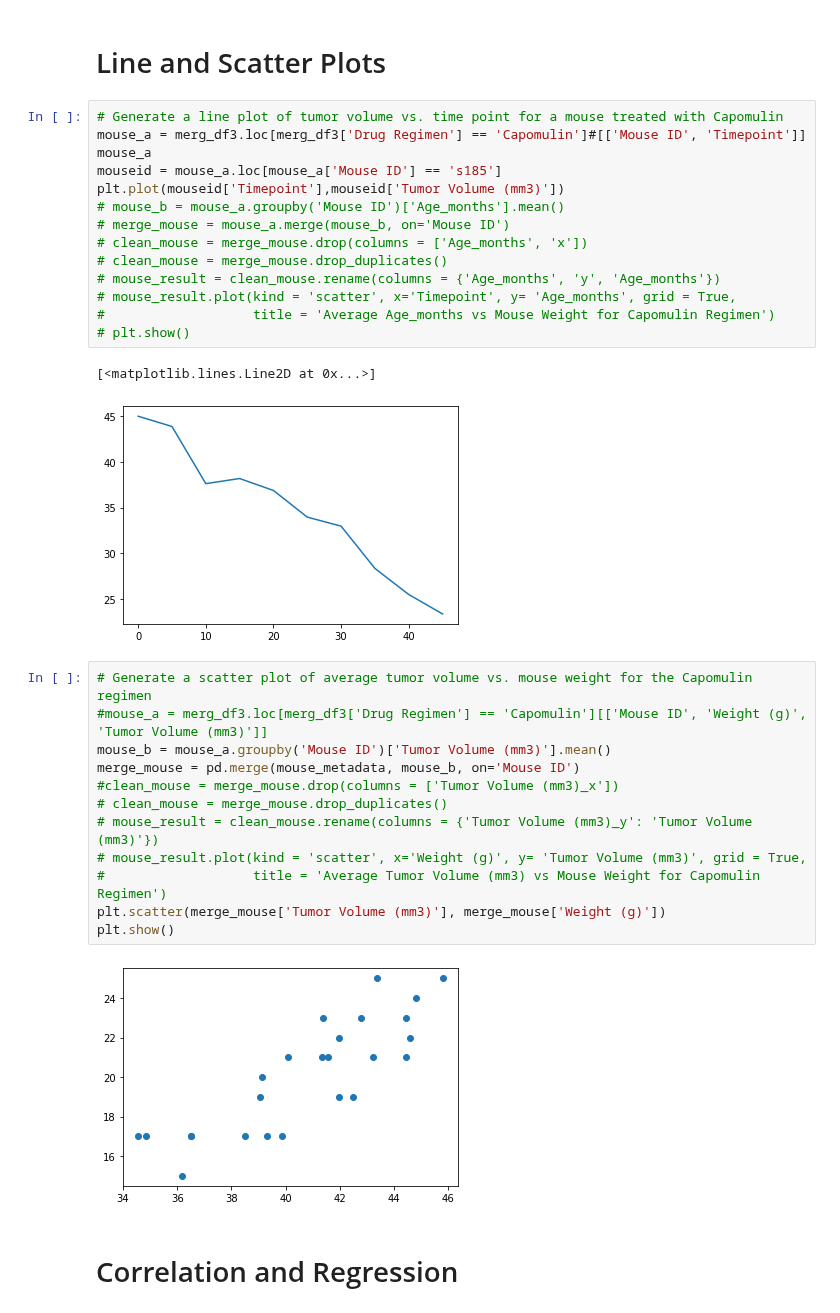
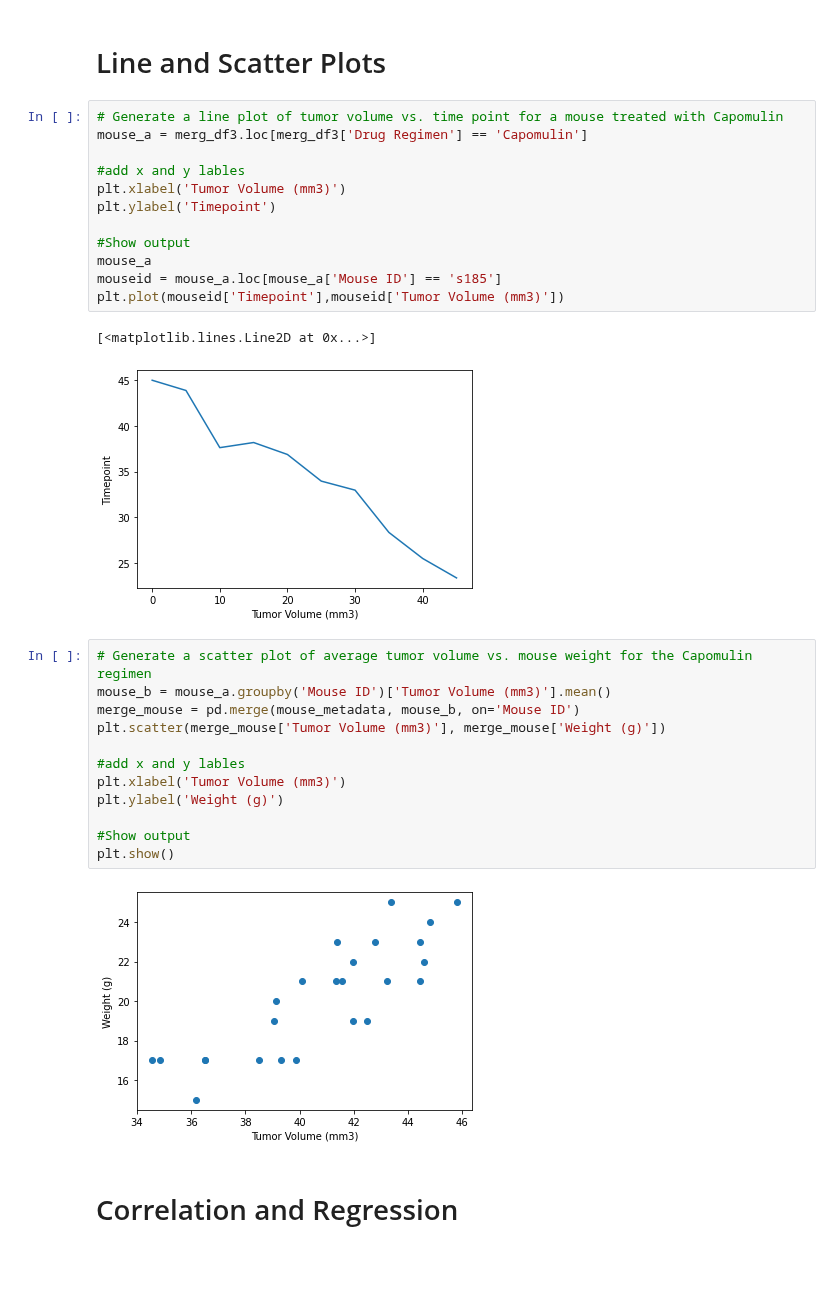
Before and after one commit to CarmiSmith/Matplotlib-Homework, a Jupyter notebook: pymaceuticals_homework.ipynb, the cells around one changed output. Cells and saved outputs as stored; diff of their text form; blank space fills up the shorter version.

```diff
--- a/pymaceuticals_homework.ipynb
+++ b/pymaceuticals_homework.ipynb
@@ -318,35 +361,33 @@ plt.show()
 # Line and Scatter Plots
 # %%
 # Generate a line plot of tumor volume vs. time point for a mouse treated with Capomulin
-mouse_a = merg_df3.loc[merg_df3['Drug Regimen'] == 'Capomulin']#[['Mouse ID', 'Timepoint']]
+mouse_a = merg_df3.loc[merg_df3['Drug Regimen'] == 'Capomulin']
+
+#add x and y lables
+plt.xlabel('Tumor Volume (mm3)')
+plt.ylabel('Timepoint')
+
+#Show output
 mouse_a
 mouseid = mouse_a.loc[mouse_a['Mouse ID'] == 's185']
 plt.plot(mouseid['Timepoint'],mouseid['Tumor Volume (mm3)'])
-# mouse_b = mouse_a.groupby('Mouse ID')['Age_months'].mean()
-# merge_mouse = mouse_a.merge(mouse_b, on='Mouse ID')
-# clean_mouse = merge_mouse.drop(columns = ['Age_months', 'x'])
-# clean_mouse = merge_mouse.drop_duplicates()
-# mouse_result = clean_mouse.rename(columns = {'Age_months', 'y', 'Age_months'})
-# mouse_result.plot(kind = 'scatter', x='Timepoint', y= 'Age_months', grid = True,
-#                   title = 'Average Age_months vs Mouse Weight for Capomulin Regimen')
-# plt.show()
 # %% [output]
 [<matplotlib.lines.Line2D at 0x...>]
-[figure, old version]
+[figure, new version]
 # %%
 # Generate a scatter plot of average tumor volume vs. mouse weight for the Capomulin regimen
-#mouse_a = merg_df3.loc[merg_df3['Drug Regimen'] == 'Capomulin'][['Mouse ID', 'Weight (g)', 'Tumor Volume (mm3)']]
 mouse_b = mouse_a.groupby('Mouse ID')['Tumor Volume (mm3)'].mean()
 merge_mouse = pd.merge(mouse_metadata, mouse_b, on='Mouse ID')
-#clean_mouse = merge_mouse.drop(columns = ['Tumor Volume (mm3)_x'])
-# clean_mouse = merge_mouse.drop_duplicates()
-# mouse_result = clean_mouse.rename(columns = {'Tumor Volume (mm3)_y': 'Tumor Volume (mm3)'})
-# mouse_result.plot(kind = 'scatter', x='Weight (g)', y= 'Tumor Volume (mm3)', grid = True,
-#                   title = 'Average Tumor Volume (mm3) vs Mouse Weight for Capomulin Regimen')
 plt.scatter(merge_mouse['Tumor Volume (mm3)'], merge_mouse['Weight (g)'])
+
+#add x and y lables
+plt.xlabel('Tumor Volume (mm3)')
+plt.ylabel('Weight (g)')
+
+#Show output
 plt.show()
 # %% [output]
-[figure, old version]
+[figure, new version]
 # %% [markdown]
 # Correlation and Regression
 # %%
```
Also changed, not shown: parts of 20 cells of this notebook.
